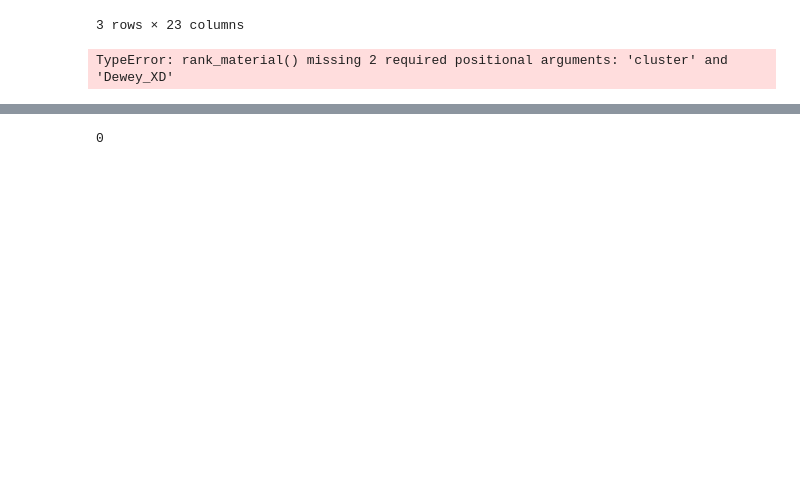
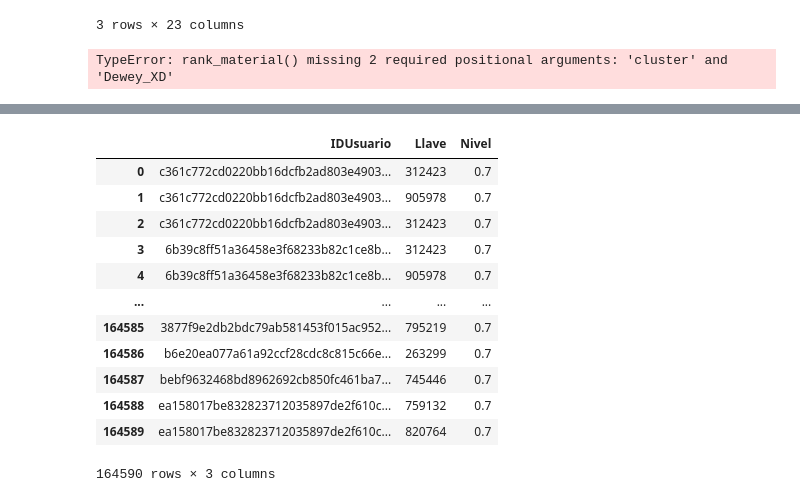
Before and after one commit to Johan-Ortegon-1/uaque, a Jupyter notebook: V2_Clustering_+_Recomendations/Untitled.ipynb, the cells around one changed output, grey strips where cells are left out. Saved outputs shown, nothing was run; the diff lists cells and outputs as text; code cells hidden in the pictures; blank space fills up the shorter version.

Commit message:
Recomendaciones para los 3 niveles de Dewey

```diff
--- a/V2_Clustering_+_Recomendations/Untitled.ipynb
+++ b/V2_Clustering_+_Recomendations/Untitled.ipynb
@@ -214,9 +214,6 @@ def generar_recomendacion(pesos_clustering, cluster, peso_x_nivel, total_recomen
     recomendaciones = pd.DataFrame(columns = ['IDUsuario', 'Llave', 'Nivel'])
 
     prestamos_cluster = pesos_clustering.loc[pesos_clustering.Cluster == str(cluster)]
-    #print("Clusters encontrados: ", prestamos_cluster.shape[0])
-    #print(pesos_clustering.Cluster, "---", cluster)
-    #prestamos_cluster = prestamos_cluster.head(10)
     prestamos_cluster["Pertenencia"] = prestamos_cluster["Pertenencia"].astype(float)
     for index, row in prestamos_cluster.iterrows():
         num_prestamos = round(row["Pertenencia"] * peso_x_nivel * total_recomendaciones)
@@ -225,10 +222,10 @@ def generar_recomendacion(pesos_clustering, cluster, peso_x_nivel, total_recomen
         aux = material_rankeado.head(num_prestamos)
         #print(aux.Llave)
         for llave in aux.Llave.iteritems():
-            aux_df = {'IDUsuario': row.IDUsuario, 'Llave': aux.Llave, 'Nivel': peso_x_nivel}
-            print("Aux: ", aux_df)
-            recomendaciones.append(aux_df, ignore_index = True)
-            print("Recomendaciones del cluster: ", cluster, recomendaciones.shape[0])
+            aux_df = pd.DataFrame({'IDUsuario': row.IDUsuario, 'Llave': llave[1], 'Nivel': peso_x_nivel}, index = ["Index 1"])
+            #print("Aux: ", aux_df)
+            recomendaciones = pd.concat([recomendaciones, aux_df], ignore_index = True)
+            #print("Recomendaciones del cluster: ", cluster, recomendaciones.shape[0])
     return recomendaciones
 # %%
 def recomendaciones_nivel(df_pesos, peso_x_nivel, total_recomendaciones):
@@ -237,10 +234,10 @@ def recomendaciones_nivel(df_pesos, peso_x_nivel, total_recomendaciones):
     #pesos_norm_id_cluster = clustering(pesos_norm_id, 0, "")
     for cluster in df_pesos:
         material_rankeado = rank_material(pesos_norm_id_cluster, cluster, "DeweyUnidad")
-        print(material_rankeado)
-        #lista_recomendaciones = generar_recomendacion(pesos_norm_id_cluster, cluster, peso_x_nivel, total_recomendaciones, material_rankeado)
+        #print(material_rankeado)
+        lista_recomendaciones = generar_recomendacion(pesos_norm_id_cluster, cluster, peso_x_nivel, total_recomendaciones, material_rankeado)
         #print(lista_recomendaciones.shape[0])
-        #recomendaciones = pd.concat([recomendaciones, lista_recomendaciones], axis = 0)
-
-    #return recomendaciones
+        recomendaciones = pd.concat([recomendaciones, lista_recomendaciones], ignore_index = True)
+        print("Recomendaciones para el grupo: ", cluster, lista_recomendaciones.shape[0])
+    return recomendaciones
 # %%
@@ -252,4 +373,16 @@ NameError: name 'pesos_norm_id_cluster' is not defined
 # %%
-display(recomendaciones_final.shape[0])
+display(recomendaciones_final)
 # %% [output]
+|  | IDUsuario | Llave | Nivel |
+| 0 | c361c772cd0220bb16dcfb2ad803e4903... | 312423 | 0.7 |
+| 1 | c361c772cd0220bb16dcfb2ad803e4903... | 905978 | 0.7 |
+| 2 | c361c772cd0220bb16dcfb2ad803e4903... | 312423 | 0.7 |
+| 3 | 6b39c8ff51a36458e3f68233b82c1ce8b... | 312423 | 0.7 |
+| 4 | 6b39c8ff51a36458e3f68233b82c1ce8b... | 905978 | 0.7 |
+| ... | ... | ... | ... |
+| 164585 | 3877f9e2db2bdc79ab581453f015ac952... | 795219 | 0.7 |
+| 164586 | b6e20ea077a61a92ccf28cdc8c815c66e... | 263299 | 0.7 |
+| 164587 | bebf9632468bd8962692cb850fc461ba7... | 745446 | 0.7 |
+| 164588 | ea158017be832823712035897de2f610c... | 759132 | 0.7 |
+| 164589 | ea158017be832823712035897de2f610c... | 820764 | 0.7 |
-0
+164590 rows × 3 columns
```
Also changed, not shown: parts of 5 cells of this notebook.
